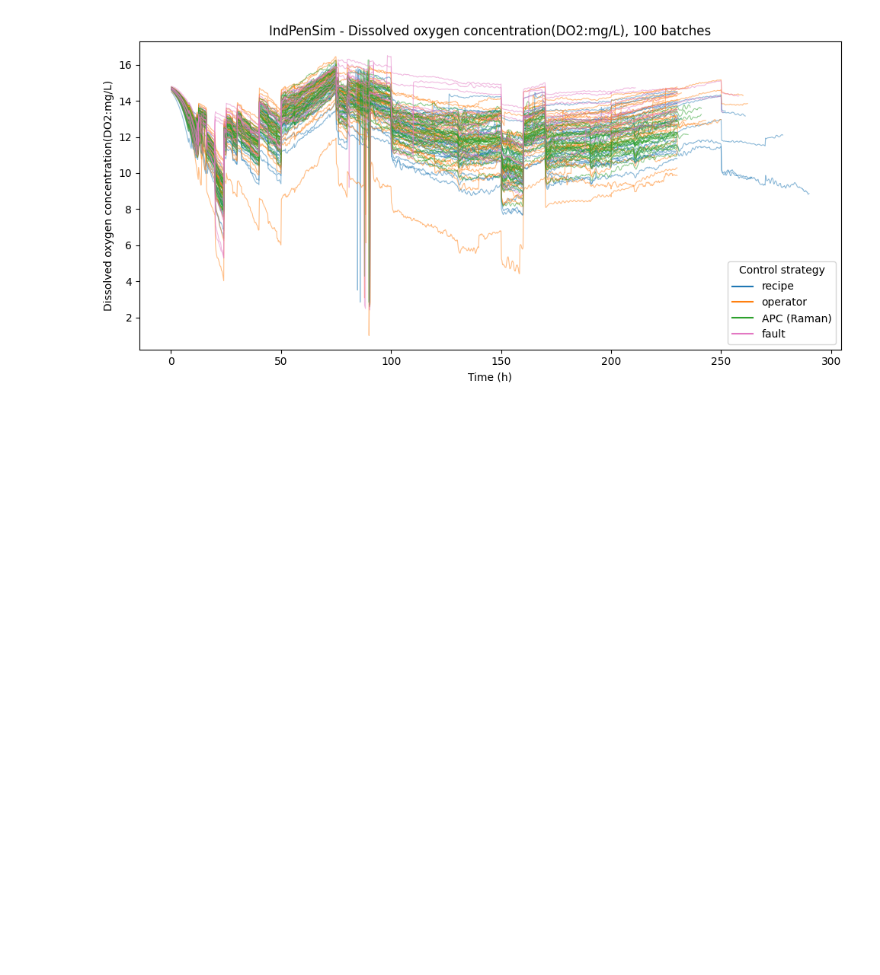
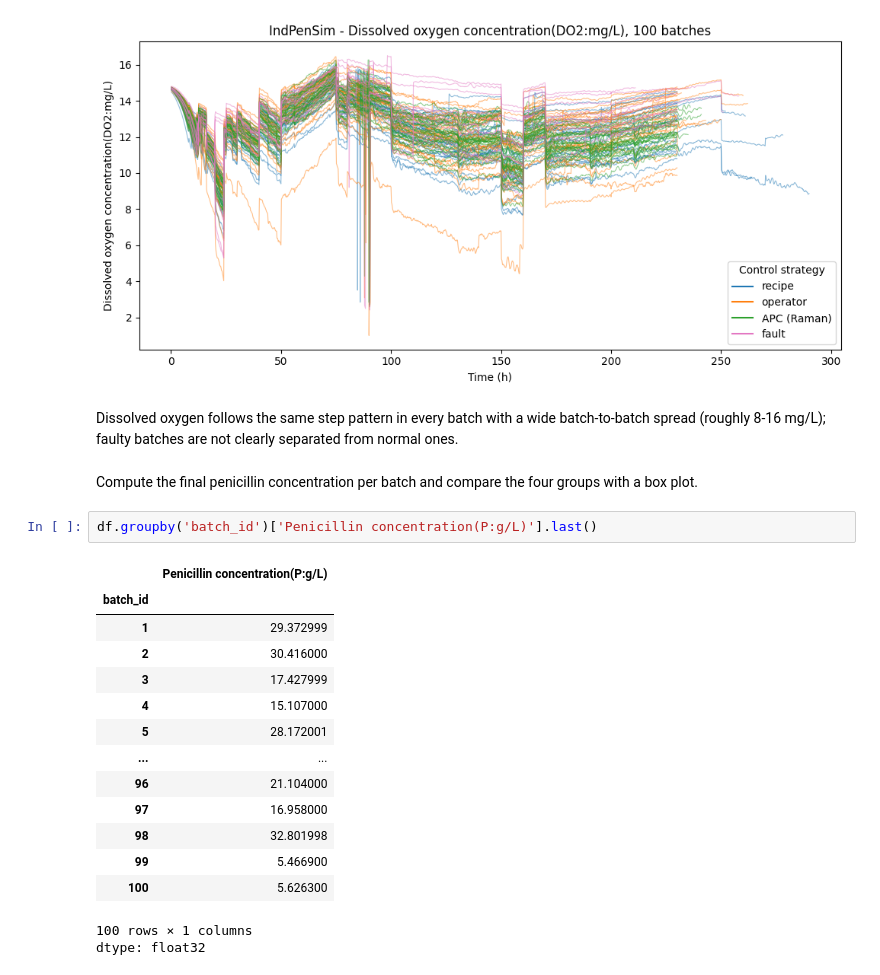
Before and after one commit to AHichem/resilient-process-monitoring, a Jupyter notebook: notebooks/01_load_and_explore.ipynb, the cells around one changed output. Cells and saved outputs as stored; diff of their text form; blank space fills up the shorter version.

```diff
--- a/notebooks/01_load_and_explore.ipynb
+++ b/notebooks/01_load_and_explore.ipynb
@@ -531,3 +577,25 @@ plt.tight_layout()
 plt.show()
 # %% [output]
 [figure]
+# %% [markdown]
+Dissolved oxygen follows the same step pattern in every batch with a wide batch-to-batch spread (roughly 8-16 mg/L); faulty batches are not clearly separated from normal ones.
+# %% [markdown]
+Compute the final penicillin concentration per batch and compare the four groups with a box plot.
+# %%
+df.groupby('batch_id')['Penicillin concentration(P:g/L)'].last()
+# %% [output]
+|  | Penicillin concentration(P:g/L) |
+| batch_id |  |
+| 1 | 29.372999 |
+| 2 | 30.416000 |
+| 3 | 17.427999 |
+| 4 | 15.107000 |
+| 5 | 28.172001 |
+| ... | ... |
+| 96 | 21.104000 |
+| 97 | 16.958000 |
+| 98 | 32.801998 |
+| 99 | 5.466900 |
+| 100 | 5.626300 |
+100 rows × 1 columns
+dtype: float32
```
Also changed, not shown: parts of 5 cells of this notebook.
